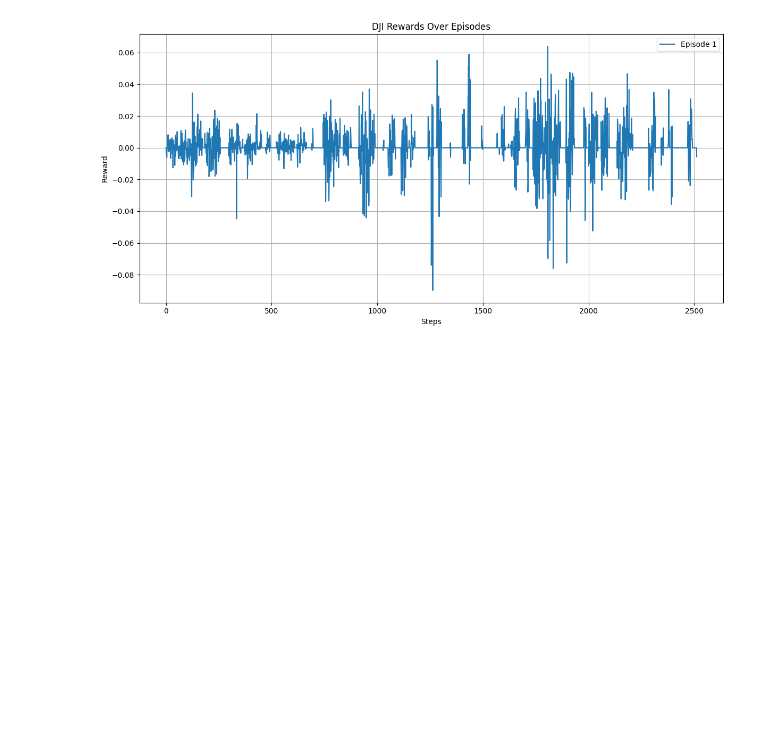
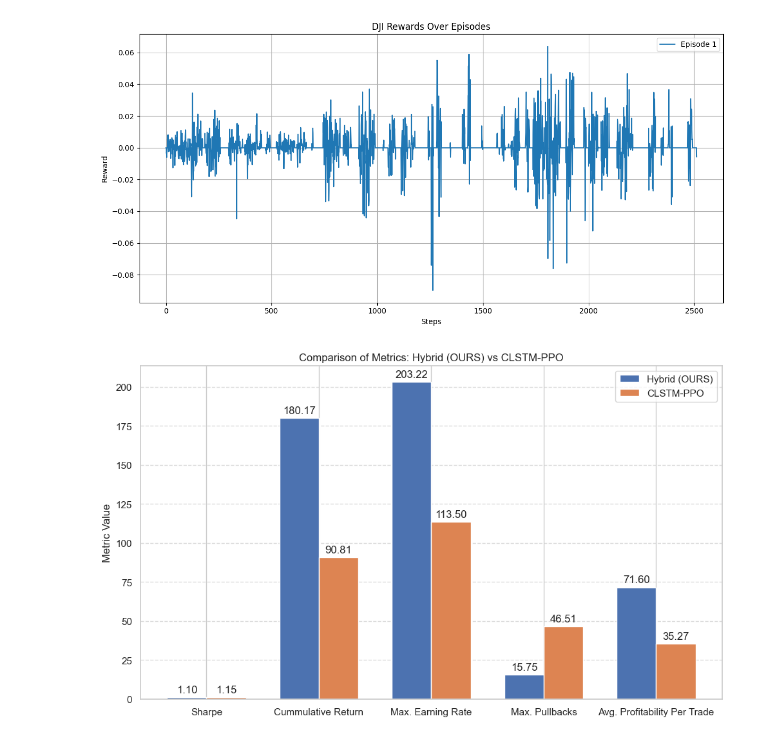
Before and after one commit to MRR20/major_project, a Jupyter notebook: model_test.ipynb, the cells around one changed output. Cells and saved outputs as stored; diff of their text form; code cells hidden in the pictures; blank space fills up the shorter version.

```diff
--- a/model_test.ipynb
+++ b/model_test.ipynb
@@ -1255,3 +1255,41 @@ plt.tight_layout()
 plt.show()
 # %% [output]
 [figure]
+# %%
+import matplotlib.pyplot as plt
+import numpy as np
+
+# Data
+metrics = ['Sharpe', 'Cummulative Return', 'Max. Earning Rate', 'Max. Pullbacks', 'Avg. Profitability Per Trade']
+ours = [1.099, 180.17, 203.22, 15.75, 71.6]
+clstm = [1.1540, 90.81, 113.50, 46.51, 35.27]
+
+x = np.arange(len(metrics))  # Label locations
+width = 0.35  # Width of the bars
+
+# Plotting
+fig, ax = plt.subplots(figsize=(10, 6))
+bars1 = ax.bar(x - width/2, ours, width, label='Hybrid (OURS)')
+bars2 = ax.bar(x + width/2, clstm, width, label='CLSTM-PPO')
+
+# Labels and titles
+ax.set_ylabel('Metric Value')
+ax.set_title('Comparison of Metrics: Hybrid (OURS vs CLSTM-PPO')
+ax.set_xticks(x)
+ax.set_xticklabels(metrics)
+ax.legend()
+ax.grid(True, axis='y', linestyle='--', alpha=0.7)
+
+# Add value labels on top
+for bar in bars1 + bars2:
+    height = bar.get_height()
+    ax.annotate(f'{height:.2f}',
+                xy=(bar.get_x() + bar.get_width() / 2, height),
+                xytext=(0, 3),  # Offset
+                textcoords="offset points",
+                ha='center', va='bottom')
+
+plt.tight_layout()
+plt.show()
+# %% [output]
+[figure, added]
```
Also changed, not shown: 1 other file.
